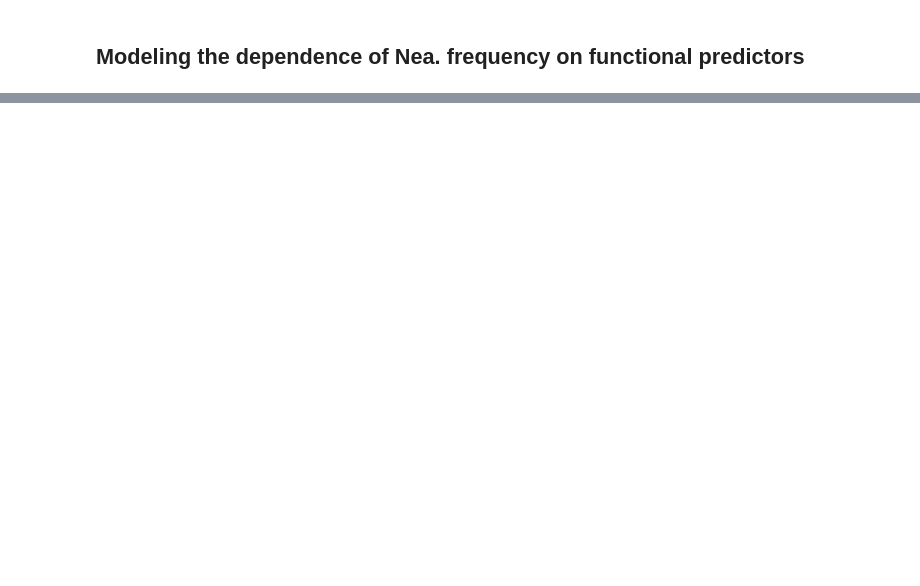
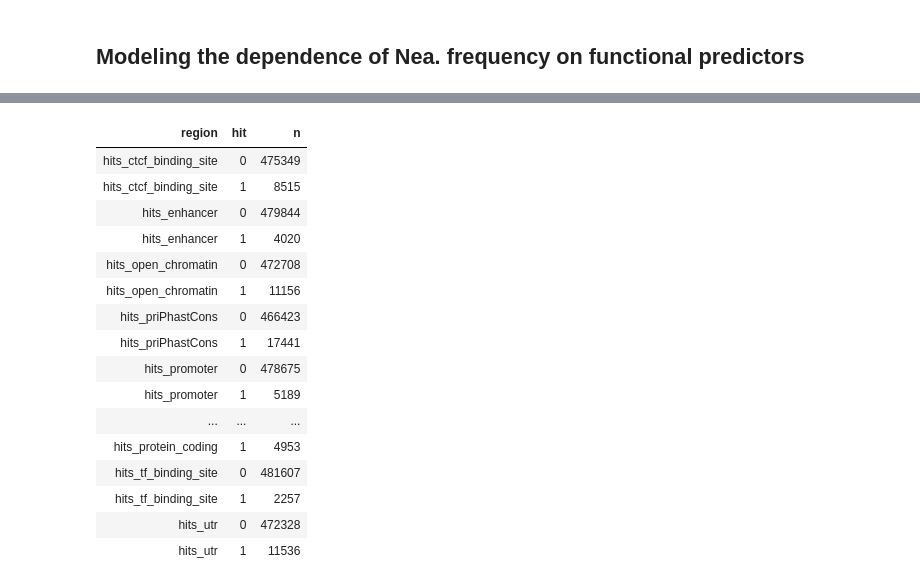
Before and after one commit to bodkan/nea-over-time, a Jupyter notebook: notebooks/introgression_predictors_cleaned_up.ipynb, the cells around one changed output, grey strips where cells are left out. Saved outputs shown, nothing was run; the diff lists cells and outputs as text; code cells hidden in the pictures; blank space fills up the shorter version.

```diff
--- a/notebooks/introgression_predictors_cleaned_up.ipynb
+++ b/notebooks/introgression_predictors_cleaned_up.ipynb
@@ -397,0 +538,23 @@ Number of Fisher Scoring iterations: 3
+# %%
+dplyr::select(tbl, contains("hits_")) %>%
+    gather(region, hit) %>%
+    group_by(region, hit) %>%
+    tally
+# %% [output]
+| region | hit | n |
+| hits_ctcf_binding_site | 0 | 475349 |
+| hits_ctcf_binding_site | 1 | 8515 |
+| hits_enhancer | 0 | 479844 |
+| hits_enhancer | 1 | 4020 |
+| hits_open_chromatin | 0 | 472708 |
+| hits_open_chromatin | 1 | 11156 |
+| hits_priPhastCons | 0 | 466423 |
+| hits_priPhastCons | 1 | 17441 |
+| hits_promoter | 0 | 478675 |
+| hits_promoter | 1 | 5189 |
+| ... | ... | ... |
+| hits_protein_coding | 1 | 4953 |
+| hits_tf_binding_site | 0 | 481607 |
+| hits_tf_binding_site | 1 | 2257 |
+| hits_utr | 0 | 472328 |
+| hits_utr | 1 | 11536 |
```
Also changed, not shown: parts of 43 cells of this notebook.
